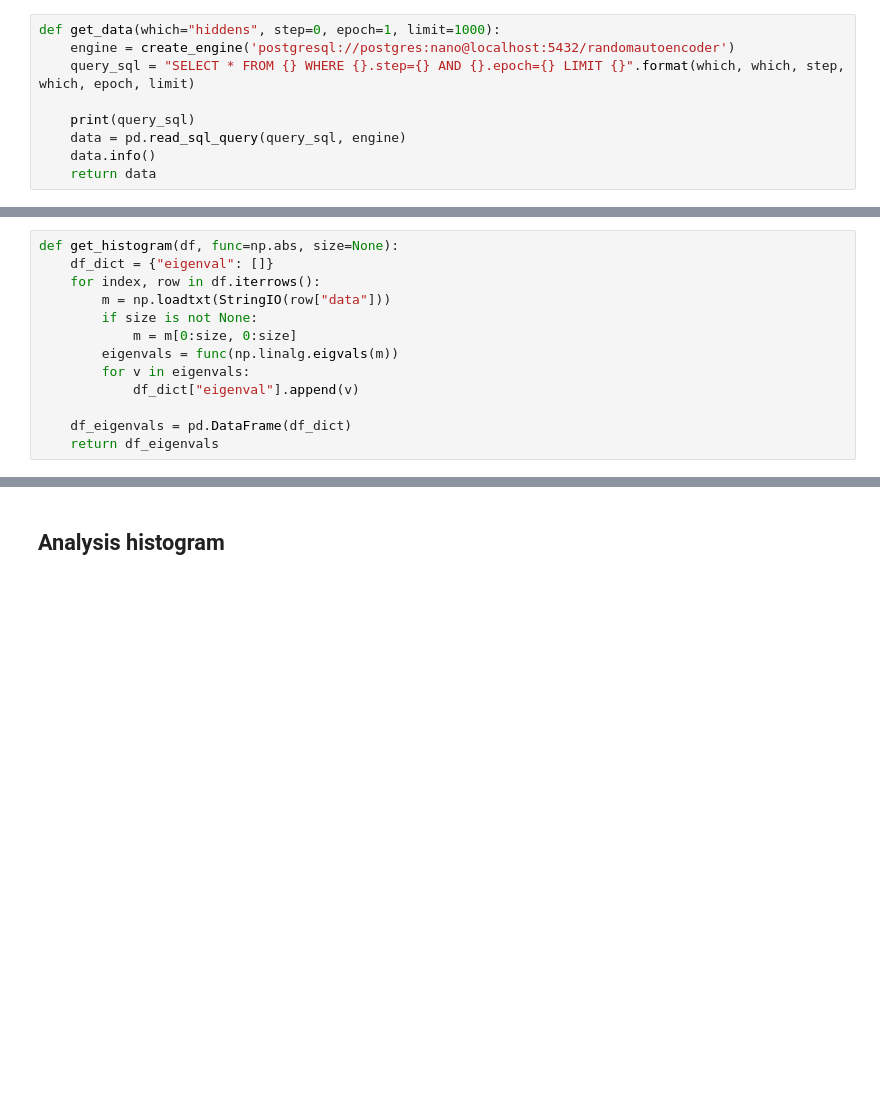
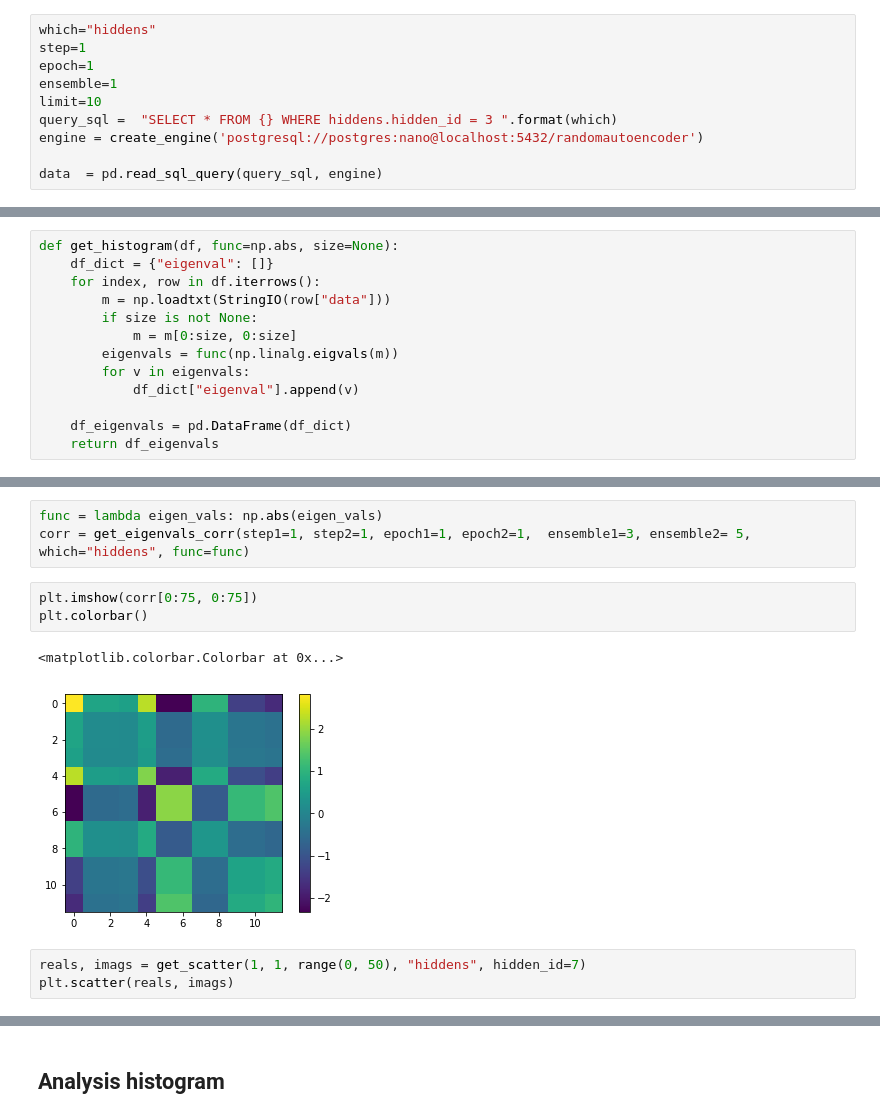
Before and after one commit to devmessias/randomm, a Jupyter notebook: autoencoder_psql.ipynb, the cells around one changed output, grey strips where cells are left out. Saved outputs shown, nothing was run; the diff lists cells and outputs as text; blank space fills up the shorter version.

```diff
--- a/autoencoder_psql.ipynb
+++ b/autoencoder_psql.ipynb
@@ -13,11 +17,12 @@ from sqlalchemy import create_engine
 pi = np.pi
 sqrt = np.sqrt
 # %%
-def get_data(which="hiddens", step=0, epoch=1, limit=1000):
-    engine = create_engine('postgresql://postgres:nano@localhost:5432/randomautoencoder')
-    query_sql = "SELECT * FROM {} WHERE {}.step={} AND {}.epoch={} LIMIT {}".format(which, which, step, which, epoch, limit)
+which="hiddens"
+step=1
+epoch=1
+ensemble=1
+limit=10
+query_sql =  "SELECT * FROM {} WHERE hiddens.hidden_id = 3 ".format(which)
+engine = create_engine('postgresql://postgres:nano@localhost:5432/randomautoencoder')
 
-    print(query_sql)
-    data = pd.read_sql_query(query_sql, engine)
-    data.info()
-    return data
+data  = pd.read_sql_query(query_sql, engine)
@@ -36,0 +102,12 @@ def get_histogram(df, func=np.abs, size=None):
+# %%
+func = lambda eigen_vals: np.abs(eigen_vals)
+corr = get_eigenvals_corr(step1=1, step2=1, epoch1=1, epoch2=1,  ensemble1=3, ensemble2= 5, which="hiddens", func=func)
+# %%
+plt.imshow(corr[0:75, 0:75])
+plt.colorbar()
+# %% [output]
+<matplotlib.colorbar.Colorbar at 0x...>
+[figure, added]
+# %%
+reals, imags = get_scatter(1, 1, range(0, 50), "hiddens", hidden_id=7)
+plt.scatter(reals, imags)
```
Also changed, not shown: parts of 40 cells of this notebook, 1 other file.
